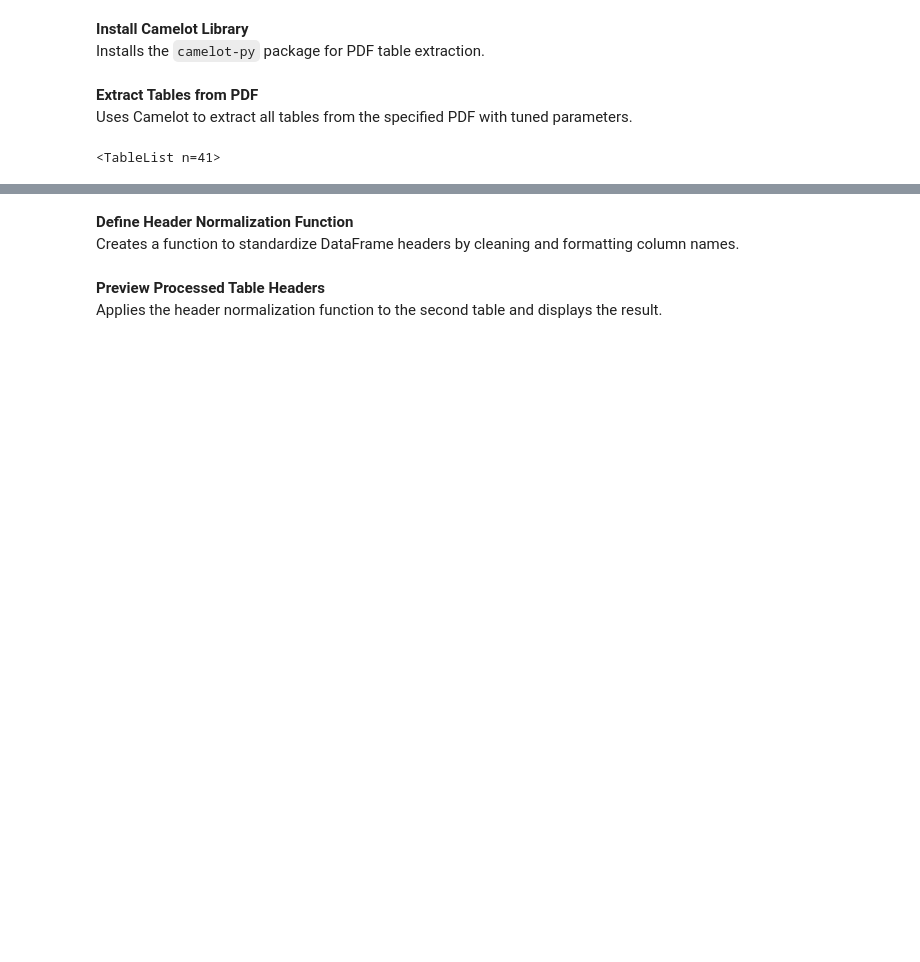
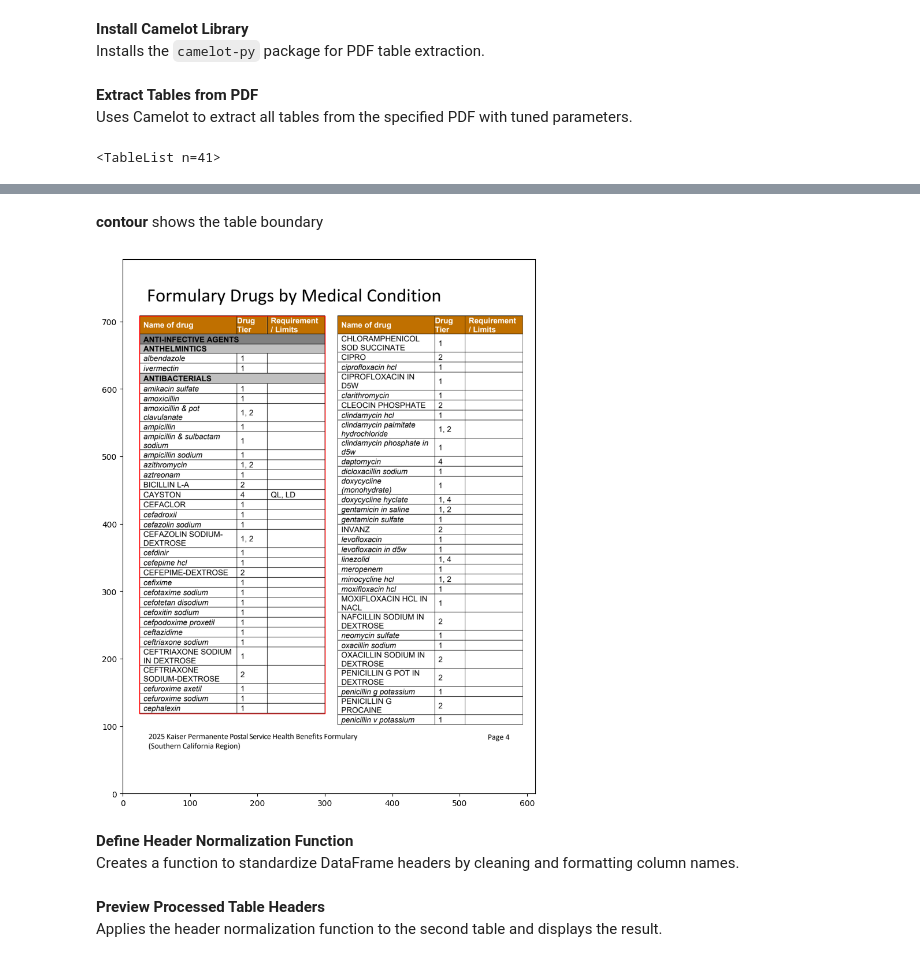
Before and after one commit to ianchute/formulairy, a Jupyter notebook: formulairy-step-1-ingestion.ipynb, the cells around one changed output, grey strips where cells are left out. Cells and saved outputs as stored; diff of their text form; code cells hidden in the pictures; blank space fills up the shorter version.

```diff
--- a/formulairy-step-1-ingestion.ipynb
+++ b/formulairy-step-1-ingestion.ipynb
@@ -46,3 +74,9 @@ tables
+# %% [markdown]
+**contour** shows the table boundary
+# %%
+camelot.plot(tables[1], kind='contour').show()
+# %% [output]
+[figure, added]
 # %% [markdown]
 **Define Header Normalization Function**
    Creates a function to standardize DataFrame headers by cleaning and formatting column names.
```
Also changed, not shown: parts of 9 cells of this notebook.
